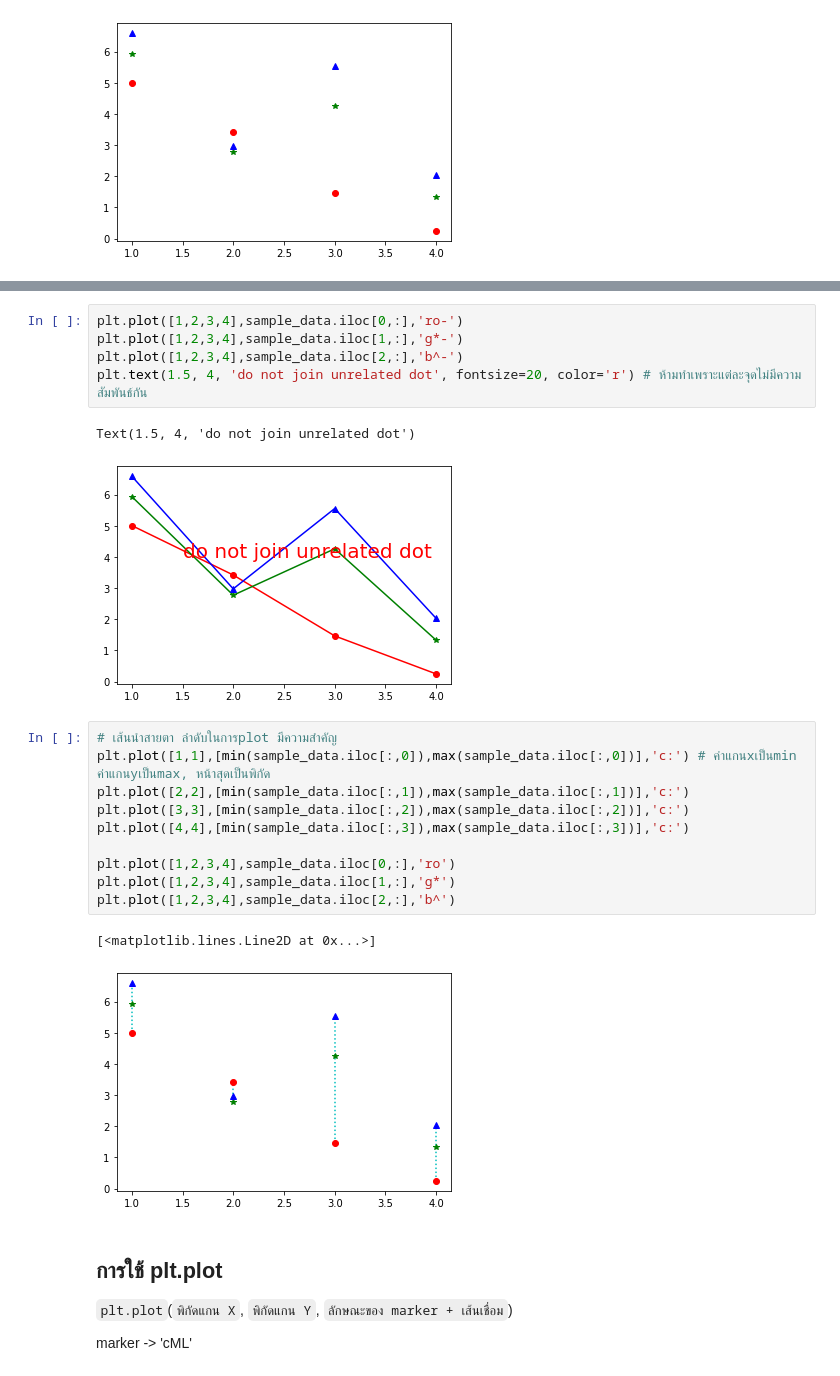
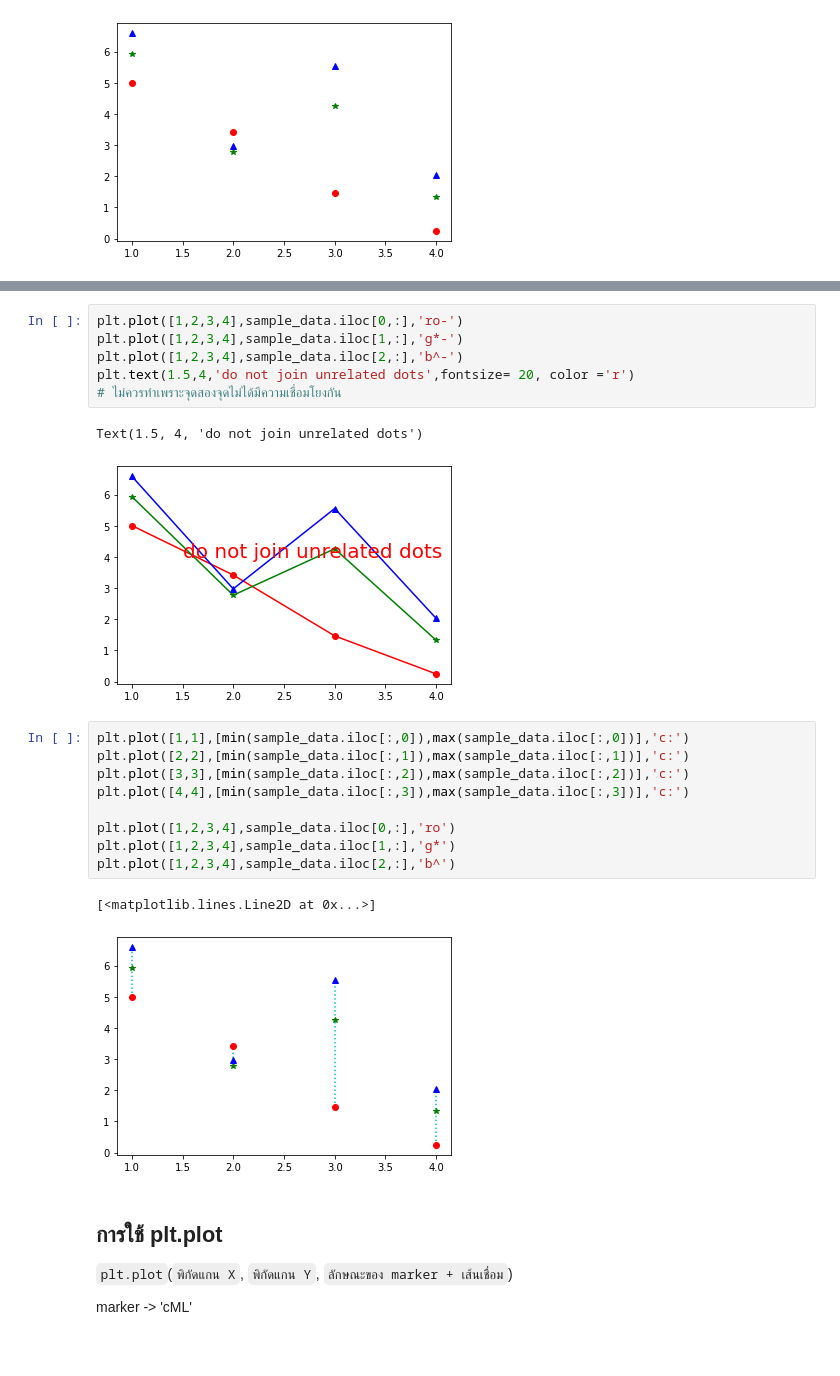
Before and after one commit to nannthd/BasicProg_DataViz65, a Jupyter notebook: DataViz04_Data_Comparison.ipynb, the cells around one changed output, grey strips where cells are left out. Saved outputs shown, nothing was run; the diff lists cells and outputs as text.

```diff
--- a/DataViz04_Data_Comparison.ipynb
+++ b/DataViz04_Data_Comparison.ipynb
@@ -75,14 +72,14 @@ plt.xticks([1,2,3,4],['SepalLength','SepalWidth','PetalLength','PetalWidth']);
 # %%
 plt.plot([1,2,3,4],sample_data.iloc[0,:],'ro-')
 plt.plot([1,2,3,4],sample_data.iloc[1,:],'g*-')
 plt.plot([1,2,3,4],sample_data.iloc[2,:],'b^-')
-plt.text(1.5, 4, 'do not join unrelated dot', fontsize=20, color='r') # ห้ามทำเพราะแต่ละจุดไม่มีความสัมพันธ์กัน
+plt.text(1.5,4,'do not join unrelated dots',fontsize= 20, color ='r')
+# ไม่ควรทำเพราะจุดสองจุดไม่ได้มีความเชื่อมโยงกัน
 # %% [output]
-Text(1.5, 4, 'do not join unrelated dot')
+Text(1.5, 4, 'do not join unrelated dots')
-[figure, old version]
+[figure, new version]
 # %%
-# เส้นนำสายตา ลำดับในการplot มีความสำคัญ
-plt.plot([1,1],[min(sample_data.iloc[:,0]),max(sample_data.iloc[:,0])],'c:') # ค่าแกนxเป็นmin ค่าแกนyเป็นmax, หน้าสุดเป็นพิกัด
+plt.plot([1,1],[min(sample_data.iloc[:,0]),max(sample_data.iloc[:,0])],'c:')
 plt.plot([2,2],[min(sample_data.iloc[:,1]),max(sample_data.iloc[:,1])],'c:')
 plt.plot([3,3],[min(sample_data.iloc[:,2]),max(sample_data.iloc[:,2])],'c:')
 plt.plot([4,4],[min(sample_data.iloc[:,3]),max(sample_data.iloc[:,3])],'c:')
```
Also changed, not shown: parts of 17 cells of this notebook.
